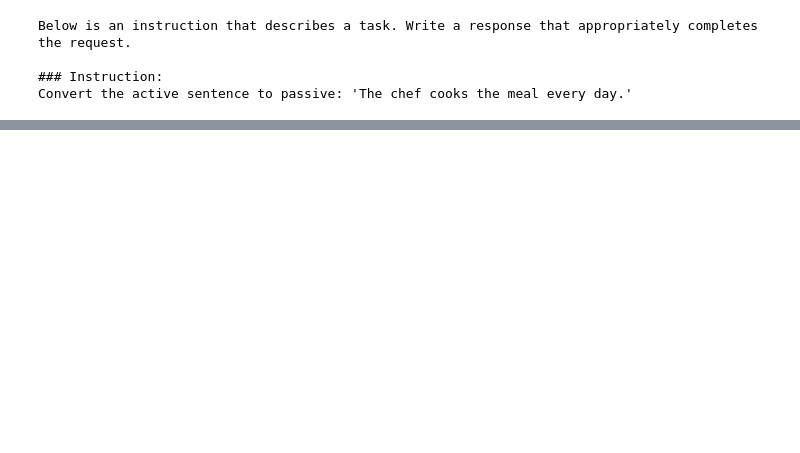
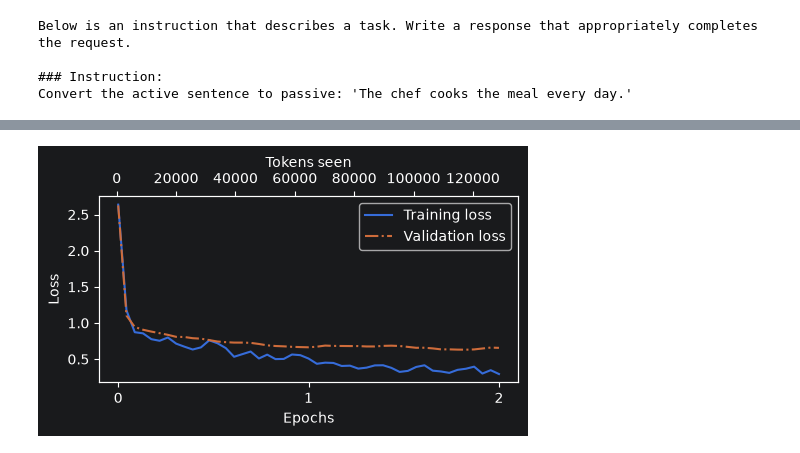
Before and after one commit to majorgilles/build-llms-from-scratch-companion, a Jupyter notebook: notebooks/07-fine-tuning-to-follow-instructions.ipynb, the cells around one changed output, grey strips where cells are left out. Cells and saved outputs as stored; diff of their text form; code cells hidden in the pictures; blank space fills up the shorter version.

Commit message:
Update pretraining and fine-tuning notebooks with export tag adjustments, cleaned formatting, and added instruction-tuning content, including dynamic padding and pretrained model loading

```diff
--- a/notebooks/07-fine-tuning-to-follow-instructions.ipynb
+++ b/notebooks/07-fine-tuning-to-follow-instructions.ipynb
@@ -743,0 +833,30 @@ generated_text
+# %%
+import time
+
+# Measure fine-tuning wall time, including periodic evaluation and generation.
+start_time = time.time()
+torch.manual_seed(123)
+optimizer = torch.optim.AdamW(
+    model.parameters(),
+    lr=0.00005,
+    weight_decay=0.1,
+)
+num_epochs = 2
+
+train_losses, val_losses, tokens_seen = train_model_simple(
+    model,
+    train_loader,
+    val_loader,
+    optimizer,
+    device,
+    num_epochs=num_epochs,
+    eval_freq=5,
+    eval_iter=5,
+    # Generate from one held-out instruction after every epoch.
+    start_context=format_input(val_data[0]),
+    tokenizer=tokenizer,
+)
+
+end_time = time.time()
+execution_time_minutes = (end_time - start_time) / 60
+print(f"Training completed in {execution_time_minutes:.2f} minutes.")
@@ -743,0 +886,13 @@ generated_text
+# %%
+from build_llms_from_scratch_companion.training import plot_losses
+
+# epochs_tensor: (num_evaluations,), aligned with both loss histories
+epochs_tensor = torch.linspace(0, num_epochs, len(train_losses))
+plot_losses(
+    epochs_tensor,
+    tokens_seen,
+    train_losses,
+    val_losses,
+)
+# %% [output]
+[figure, added]
```
Also changed, not shown: parts of 19 cells of this notebook, 7 other files.
